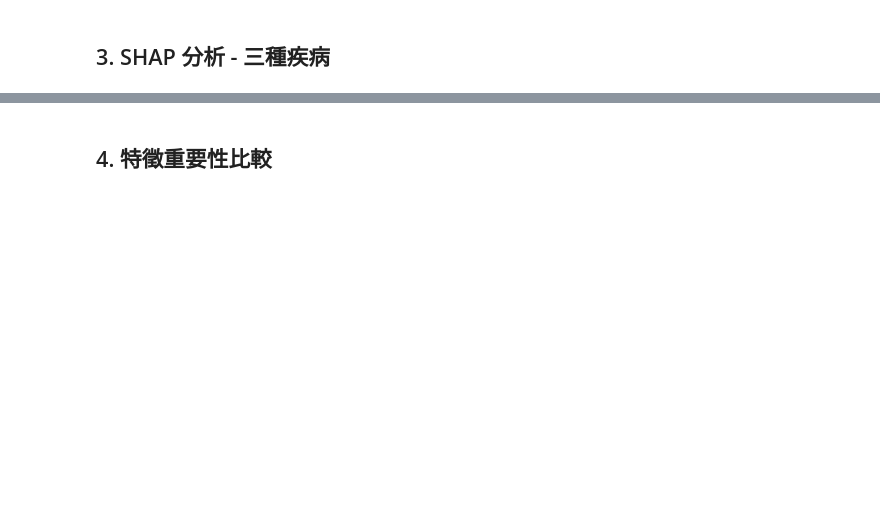
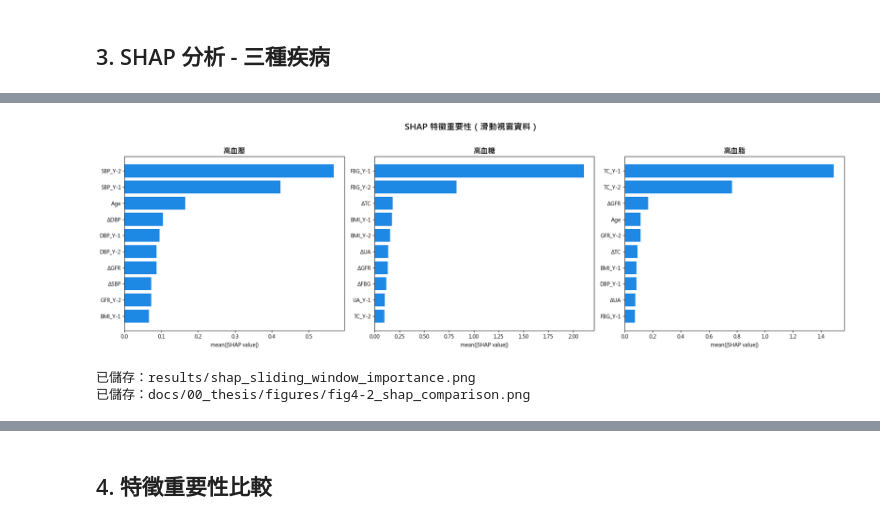
Before and after one commit to joechiboo/RiskPrediction-3H, a Jupyter notebook: notebooks/experiments/19_SHAP_SlidingWindow.ipynb, the cells around one changed output, grey strips where cells are left out. Drawn from its saved outputs; the diff is of its cells as text; code cells hidden in the pictures; blank space fills up the shorter version.

Commit message:
docs: SHAP 圖 4-2 改水平排列（手動 barh 取代 shap.summary_plot）
Co-Authored-By: Claude Opus 4.6 <noreply@anthropic.com>

```diff
--- a/notebooks/experiments/19_SHAP_SlidingWindow.ipynb
+++ b/notebooks/experiments/19_SHAP_SlidingWindow.ipynb
@@ -156,19 +191,28 @@ print("\n所有 SHAP 值計算完成。")
 # %%
-# 各疾病的 SHAP 特徵重要性摘要圖
-fig, axes = plt.subplots(1, 3, figsize=(18, 6))
+# 各疾病的 SHAP 特徵重要性摘要圖（水平排列）
+fig, axes = plt.subplots(1, 3, figsize=(20, 6))
 
-for idx, (disease, shap_values) in enumerate(shap_values_dict.items()):
-    plt.sca(axes[idx])
-    shap.summary_plot(shap_values, X_test_df, plot_type="bar", show=False, max_display=15)
-    axes[idx].set_title(f'{disease}', fontsize=14, fontweight='bold')
+for idx, (disease, shap_vals) in enumerate(shap_values_dict.items()):
+    mean_abs = np.abs(shap_vals).mean(axis=0)
+    sorted_idx = np.argsort(mean_abs)[-10:]  # Top 10
+
+    axes[idx].barh(range(len(sorted_idx)), mean_abs[sorted_idx], color='#1E88E5')
+    axes[idx].set_yticks(range(len(sorted_idx)))
+    axes[idx].set_yticklabels([display_cols[i] for i in sorted_idx])
+    axes[idx].set_xlabel('mean(|SHAP value|)')
+    axes[idx].set_title(disease, fontsize=14, fontweight='bold')
 
 plt.suptitle('SHAP 特徵重要性（滑動視窗資料）', fontsize=16, fontweight='bold', y=1.02)
 plt.tight_layout()
 plt.savefig('../../results/shap_sliding_window_importance.png', dpi=150, bbox_inches='tight')
 plt.savefig('../../docs/00_thesis/figures/fig4-2_shap_comparison.png', dpi=150, bbox_inches='tight')
 plt.show()
 print("已儲存：results/shap_sliding_window_importance.png")
 print("已儲存：docs/00_thesis/figures/fig4-2_shap_comparison.png")
+# %% [output]
+[figure, added]
+已儲存：results/shap_sliding_window_importance.png
+已儲存：docs/00_thesis/figures/fig4-2_shap_comparison.png
 # %%
 # Beeswarm 圖
 fig, axes = plt.subplots(1, 3, figsize=(18, 8))
```
Also changed, not shown: parts of 11 cells of this notebook, 6 other files.
